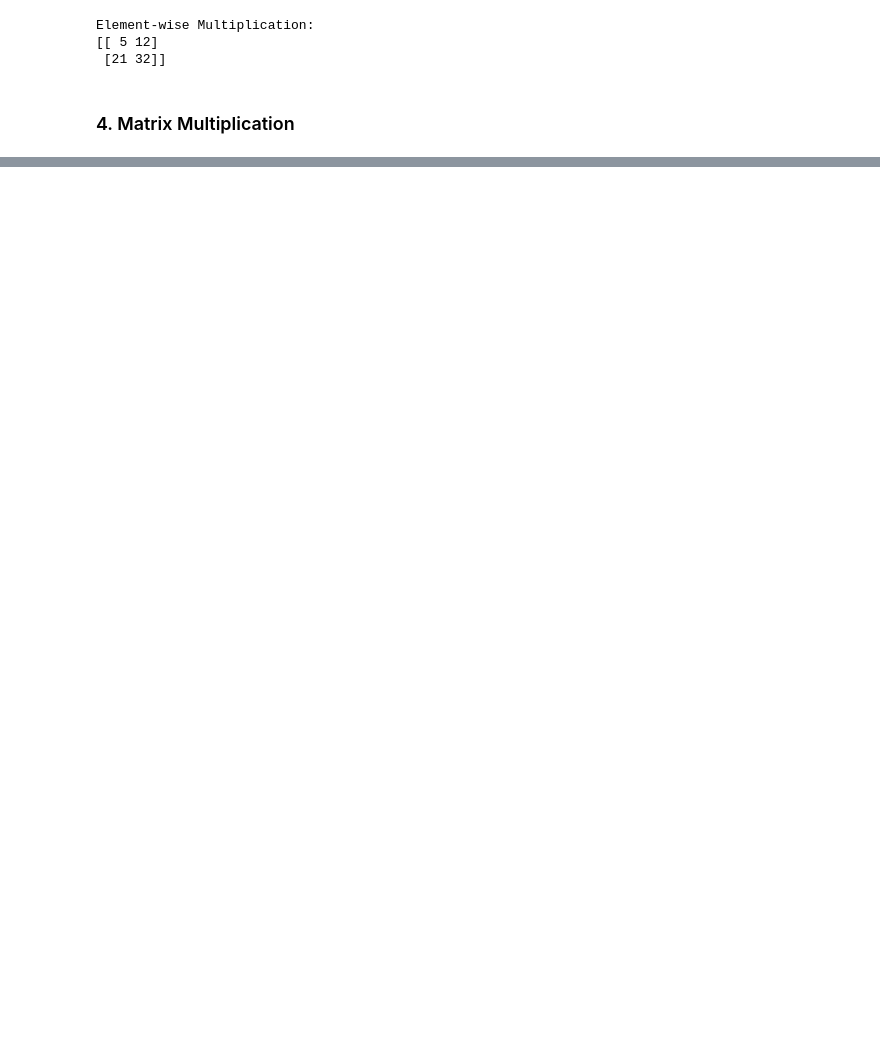
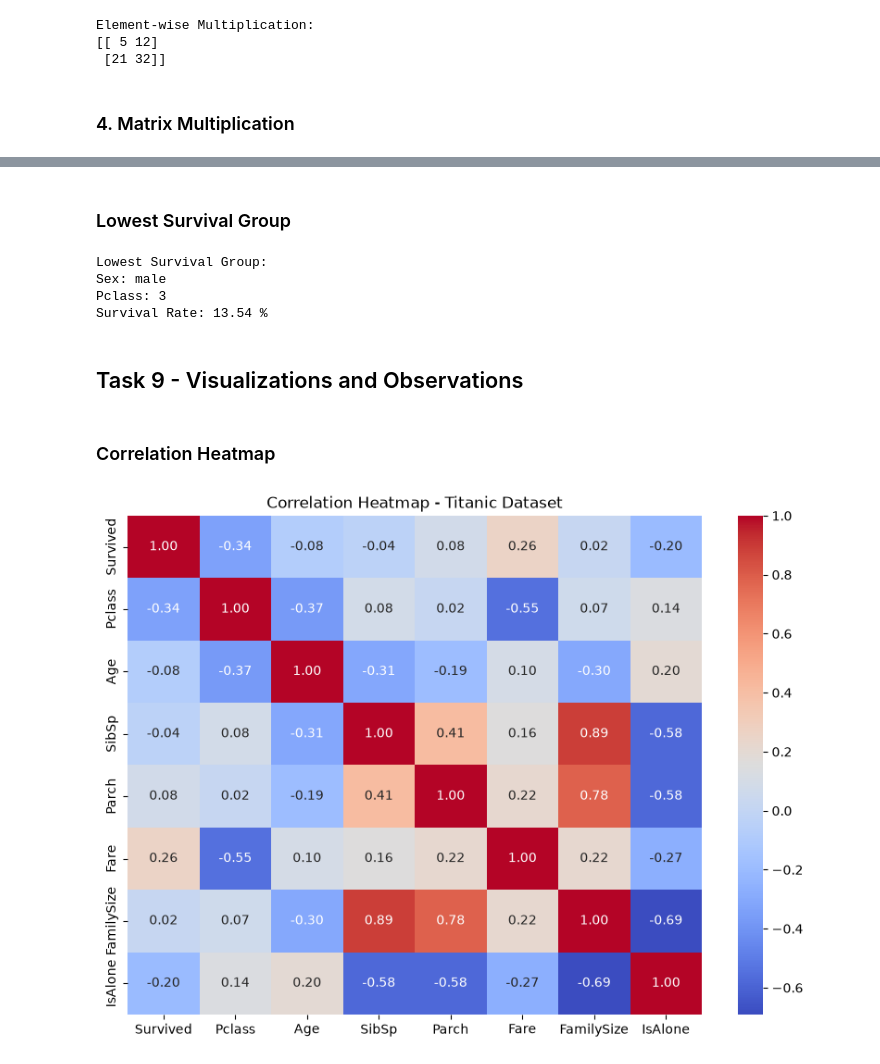
Before and after one commit to prachi2602/202618055_PrachiPatel_DS605, a Jupyter notebook: Lab_02/Lab_2_NumPy_Pandas.ipynb, the cells around one changed output, grey strips where cells are left out. Drawn from its saved outputs; the diff is of its cells as text; code cells hidden in the pictures; blank space fills up the shorter version.

```diff
--- a/Lab_02/Lab_2_NumPy_Pandas.ipynb
+++ b/Lab_02/Lab_2_NumPy_Pandas.ipynb
@@ -267,0 +883,8 @@ Element-wise Multiplication:
+# %%
+titanic_df["FamilySize"] = (
+    titanic_df["SibSp"] +
+    titanic_df["Parch"] +
+    1
+)
+
+titanic_df[["SibSp", "Parch", "FamilySize"]].head()
@@ -267,0 +900,8 @@ Element-wise Multiplication:
+# %%
+titanic_df["IsAlone"] = np.where(
+    titanic_df["FamilySize"] == 1,
+    1,
+    0
+)
+
+titanic_df[["FamilySize", "IsAlone"]].head(10)
@@ -267,0 +952,19 @@ Element-wise Multiplication:
+# %% [markdown]
+### Lowest Survival Group
+# %%
+lowest_group = survival_pivot.stack().idxmin()
+lowest_rate = survival_pivot.stack().min() * 100
+
+print("Lowest Survival Group:")
+print("Sex:", lowest_group[0])
+print("Pclass:", lowest_group[1])
+print("Survival Rate:", round(lowest_rate, 2), "%")
+# %% [output]
+Lowest Survival Group:
+Sex: male
+Pclass: 3
+Survival Rate: 13.54 %
+# %% [markdown]
+## Task 9 - Visualizations and Observations
+# %% [markdown]
+### Correlation Heatmap
@@ -267,0 +974,33 @@ Element-wise Multiplication:
+# %%
+numerical_columns = [
+    "Survived",
+    "Pclass",
+    "Age",
+    "SibSp",
+    "Parch",
+    "Fare",
+    "FamilySize",
+    "IsAlone"
+]
+
+correlation_matrix = titanic_df[numerical_columns].corr()
+
+plt.figure(figsize=(10, 7))
+
+sns.heatmap(
+    correlation_matrix,
+    annot=True,
+    cmap="coolwarm",
+    fmt=".2f"
+)
+
+plt.title("Correlation Heatmap - Titanic Dataset")
+
+plt.savefig(
+    "figures/correlation_heatmap.png",
+    bbox_inches="tight"
+)
+
+plt.show()
+# %% [output]
+[figure, added]
```
Also changed, not shown: parts of 105 cells of this notebook, 7 other files.
